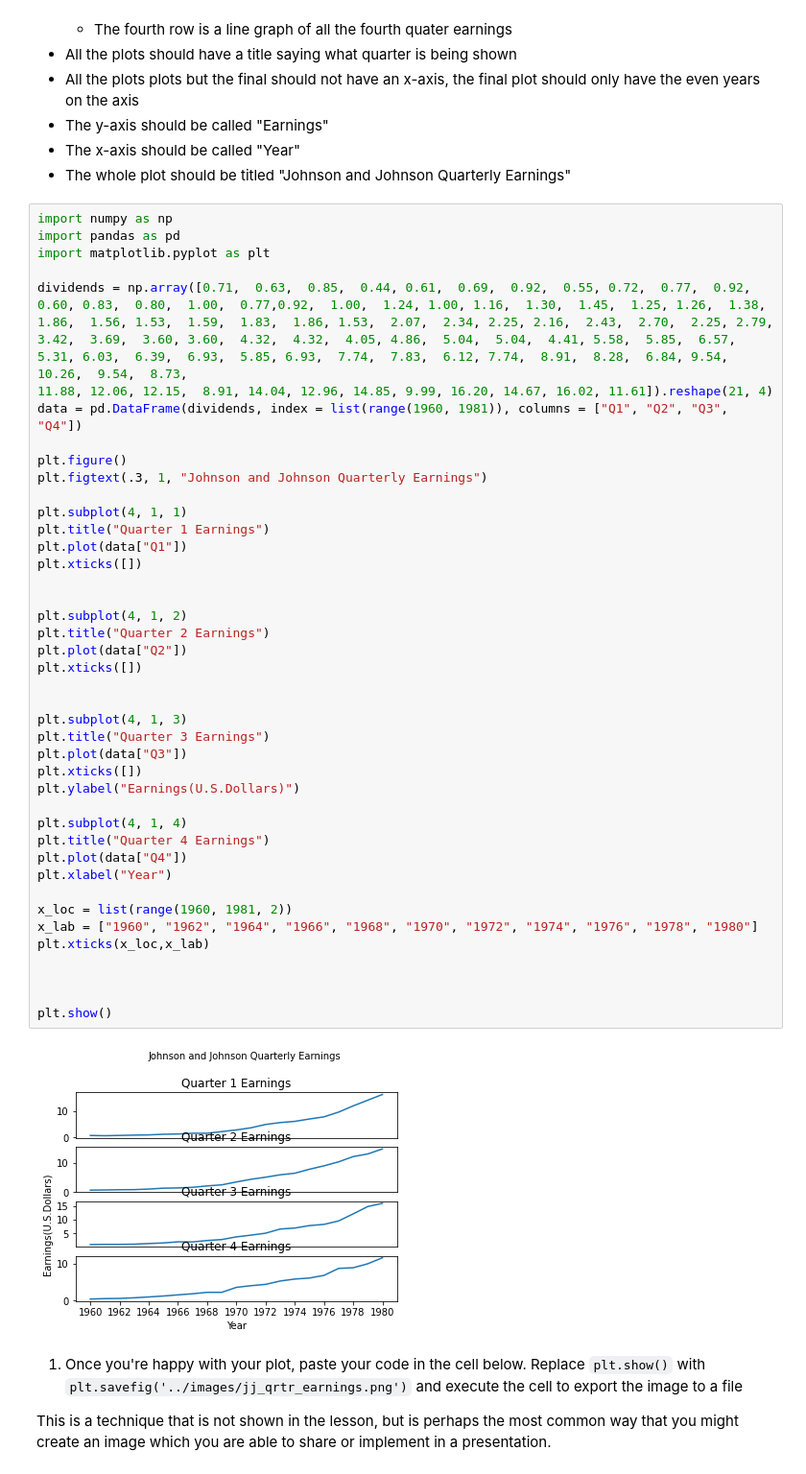
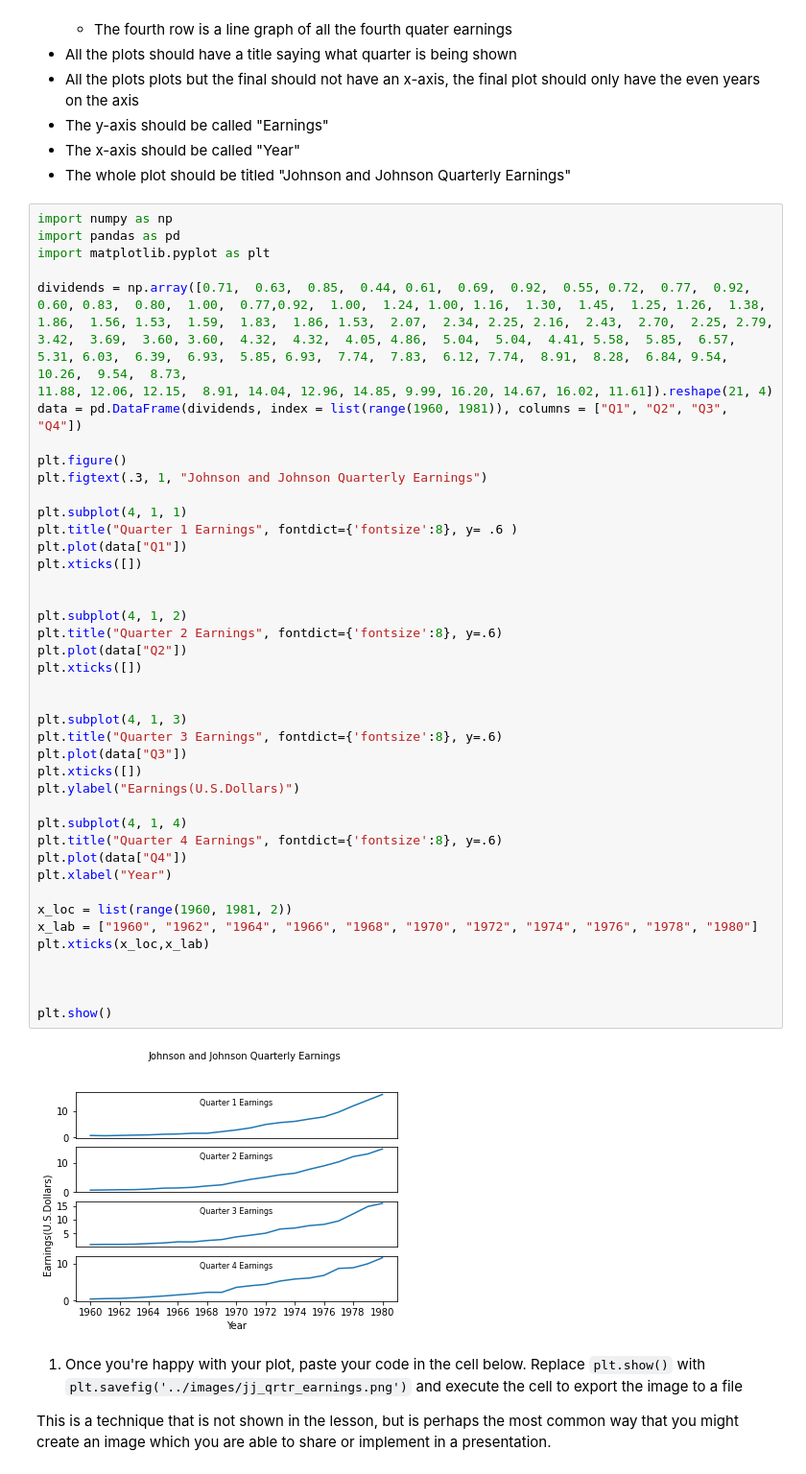
Before and after one commit to sashasabater/ds-precourse-faceting, a Jupyter notebook: notebooks/faceting.ipynb, the cells around one changed output. Shown at 96% size. Drawn from its saved outputs; the diff is of its cells as text.

```diff
--- a/notebooks/faceting.ipynb
+++ b/notebooks/faceting.ipynb
@@ -65,38 +65,38 @@ data = pd.DataFrame(dividends, index = list(range(1960, 1981)), columns = ["Q1",
 plt.figure()
 plt.figtext(.3, 1, "Johnson and Johnson Quarterly Earnings")
 
 plt.subplot(4, 1, 1)
-plt.title("Quarter 1 Earnings")
+plt.title("Quarter 1 Earnings", fontdict={'fontsize':8}, y= .6 )
 plt.plot(data["Q1"])
 plt.xticks([])
 
 
 plt.subplot(4, 1, 2)
-plt.title("Quarter 2 Earnings")
+plt.title("Quarter 2 Earnings", fontdict={'fontsize':8}, y=.6)
 plt.plot(data["Q2"])
 plt.xticks([])
 
 
 plt.subplot(4, 1, 3)
-plt.title("Quarter 3 Earnings")
+plt.title("Quarter 3 Earnings", fontdict={'fontsize':8}, y=.6)
 plt.plot(data["Q3"])
 plt.xticks([])
 plt.ylabel("Earnings(U.S.Dollars)")
 
 plt.subplot(4, 1, 4)
-plt.title("Quarter 4 Earnings")
+plt.title("Quarter 4 Earnings", fontdict={'fontsize':8}, y=.6)
 plt.plot(data["Q4"])
 plt.xlabel("Year")
 
 x_loc = list(range(1960, 1981, 2))
 x_lab = ["1960", "1962", "1964", "1966", "1968", "1970", "1972", "1974", "1976", "1978", "1980"]
 plt.xticks(x_loc,x_lab)
 
 
 
 plt.show()
 # %% [output]
-[figure, old version]
+[figure, new version]
 # %% [markdown]
 1. Once you're happy with your plot, paste your code in the cell below. Replace `plt.show()` with `plt.savefig('../images/jj_qrtr_earnings.png')` and execute the cell to export the image to a file
 
```
Also changed, not shown: parts of 3 cells of this notebook, 2 other files.
